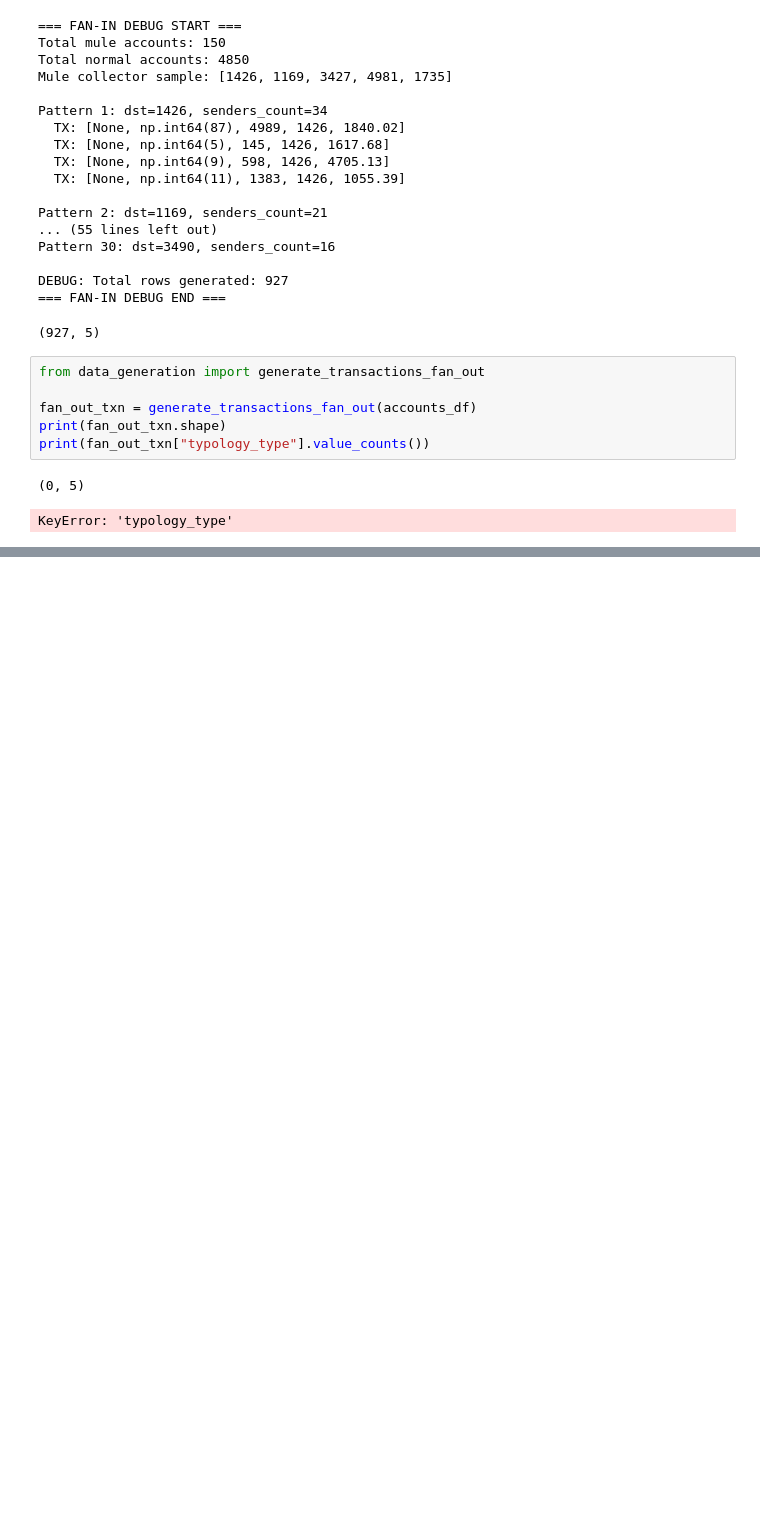
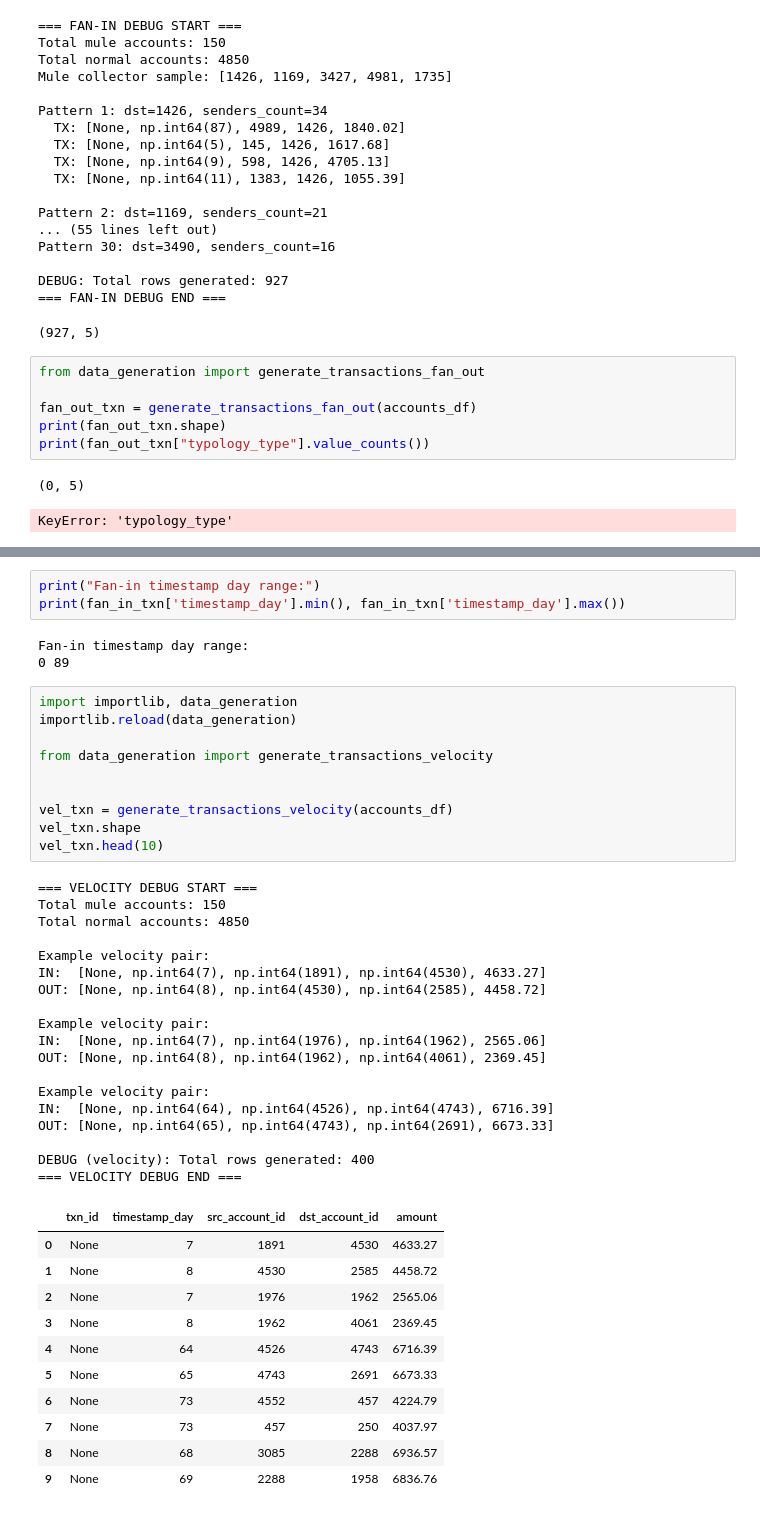
Before and after one commit to vijaivimu/aml-mule-risk-scoring, a Jupyter notebook: notebooks/01_data_generation_and_eda.ipynb, the cells around one changed output, grey strips where cells are left out. Saved outputs shown, nothing was run; the diff lists cells and outputs as text; blank space fills up the shorter version.

```diff
--- a/notebooks/01_data_generation_and_eda.ipynb
+++ b/notebooks/01_data_generation_and_eda.ipynb
@@ -194,0 +322,46 @@ KeyError: 'typology_type'
+# %%
+print("Fan-in timestamp day range:")
+print(fan_in_txn['timestamp_day'].min(), fan_in_txn['timestamp_day'].max())
+# %% [output]
+Fan-in timestamp day range:
+0 89
+# %%
+import importlib, data_generation
+importlib.reload(data_generation)
+
+from data_generation import generate_transactions_velocity
+
+
+vel_txn = generate_transactions_velocity(accounts_df)
+vel_txn.shape
+vel_txn.head(10)
+# %% [output]
+=== VELOCITY DEBUG START ===
+Total mule accounts: 150
+Total normal accounts: 4850
+
+Example velocity pair:
+IN:  [None, np.int64(7), np.int64(1891), np.int64(4530), 4633.27]
+OUT: [None, np.int64(8), np.int64(4530), np.int64(2585), 4458.72]
+
+Example velocity pair:
+IN:  [None, np.int64(7), np.int64(1976), np.int64(1962), 2565.06]
+OUT: [None, np.int64(8), np.int64(1962), np.int64(4061), 2369.45]
+
+Example velocity pair:
+IN:  [None, np.int64(64), np.int64(4526), np.int64(4743), 6716.39]
+OUT: [None, np.int64(65), np.int64(4743), np.int64(2691), 6673.33]
+
+DEBUG (velocity): Total rows generated: 400
+=== VELOCITY DEBUG END ===
+|  | txn_id | timestamp_day | src_account_id | dst_account_id | amount |
+| 0 | None | 7 | 1891 | 4530 | 4633.27 |
+| 1 | None | 8 | 4530 | 2585 | 4458.72 |
+| 2 | None | 7 | 1976 | 1962 | 2565.06 |
+| 3 | None | 8 | 1962 | 4061 | 2369.45 |
+| 4 | None | 64 | 4526 | 4743 | 6716.39 |
+| 5 | None | 65 | 4743 | 2691 | 6673.33 |
+| 6 | None | 73 | 4552 | 457 | 4224.79 |
+| 7 | None | 73 | 457 | 250 | 4037.97 |
+| 8 | None | 68 | 3085 | 2288 | 6936.57 |
+| 9 | None | 69 | 2288 | 1958 | 6836.76 |
```
Also changed, not shown: parts of 15 cells of this notebook, 1 other file.
